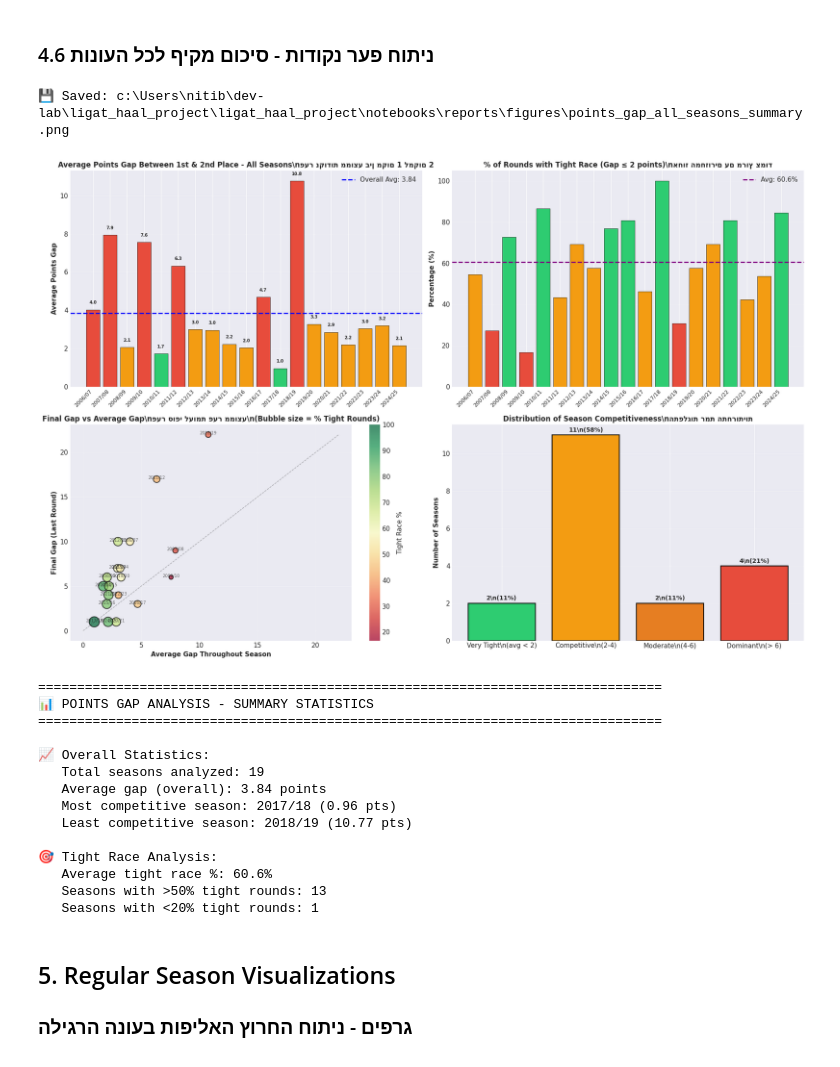
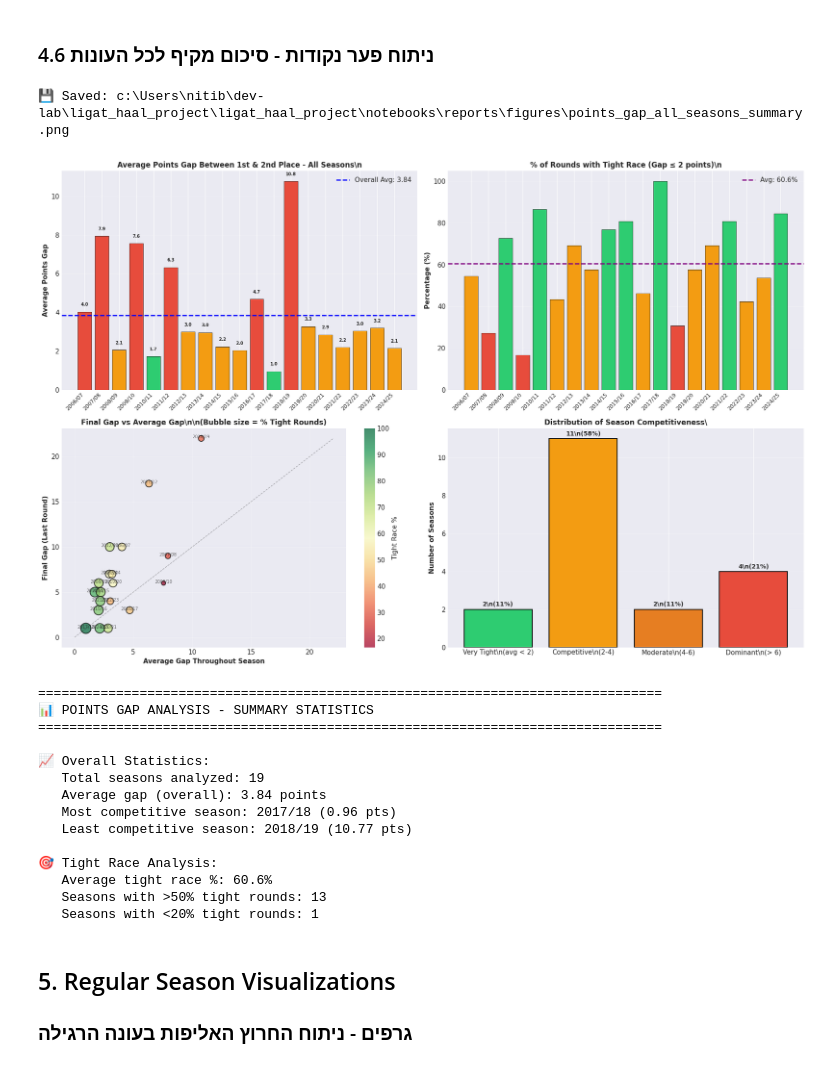
Before and after one commit to Nitaybenadmon123/ligat_haal_project, a Jupyter notebook: ligat_haal_project/notebooks/title_race/03_title_race_clean_analysis.ipynb, the cells around one changed output. Drawn from its saved outputs; the diff is of its cells as text; code cells hidden in the pictures.

```diff
--- a/ligat_haal_project/notebooks/title_race/03_title_race_clean_analysis.ipynb
+++ b/ligat_haal_project/notebooks/title_race/03_title_race_clean_analysis.ipynb
@@ -1445,7 +1480,7 @@ ax1.bar(range(len(summary_df)), summary_df['change_percentage'], color=colors2,
 ax1.set_xticks(range(len(summary_df)))
 ax1.set_xticklabels(summary_df['season'], rotation=45, ha='right')
 ax1.set_ylabel('Change Percentage (%)', fontsize=12, fontweight='bold')
-ax1.set_title('Percentage of Rounds with Leadership Change\\nאחוז המחזורים עם חילוף הנהגה', fontsize=14, fontweight='bold', pad=15)
+ax1.set_title('Percentage of Rounds with Leadership Change\\n', fontsize=14, fontweight='bold', pad=15)
 ax1.grid(axis='y', alpha=0.3, linestyle='--')
 ax1.axhline(summary_df['change_percentage'].mean(), color='black', linestyle='--', linewidth=2,
             label=f"Mean: {summary_df['change_percentage'].mean():.1f}%")
@@ -1469,7 +1504,7 @@ for _, row in summary_df.iterrows():
 
 ax2.set_xlabel('Number of Different Leaders', fontsize=12, fontweight='bold')
 ax2.set_ylabel('Leadership Change Percentage (%)', fontsize=12, fontweight='bold')
-ax2.set_title('Relationship: Distinct Leaders vs Change Frequency\\nיחס: מספר מובילים שונים לעומת תדירות שינויים',
+ax2.set_title('Relationship: Distinct Leaders vs Change Frequency\\n',
               fontsize=14, fontweight='bold', pad=15)
 ax2.grid(alpha=0.3, linestyle='--')
 cbar = plt.colorbar(scatter, ax=ax2, label='Total Changes')
@@ -1538,7 +1573,7 @@ bars1 = ax1.bar(range(len(stats_df)), stats_df['avg_gap'],
 ax1.set_xticks(range(len(stats_df)))
 ax1.set_xticklabels(stats_df['season'], rotation=45, ha='right', fontsize=9)
 ax1.set_ylabel('Average Points Gap', fontsize=11, fontweight='bold')
-ax1.set_title('Average Points Gap Between 1st & 2nd Place - All Seasons\\nפער נקודות ממוצע בין מקום 1 למקום 2',
+ax1.set_title('Average Points Gap Between 1st & 2nd Place - All Seasons\\n',
               fontsize=12, fontweight='bold')
 ax1.axhline(stats_df['avg_gap'].mean(), color='blue', linestyle='--',
             linewidth=2, label=f'Overall Avg: {stats_df["avg_gap"].mean():.2f}')
@@ -1559,7 +1594,7 @@ bars2 = ax2.bar(range(len(stats_df)), stats_df['tight_pct'],
 ax2.set_xticks(range(len(stats_df)))
 ax2.set_xticklabels(stats_df['season'], rotation=45, ha='right', fontsize=9)
 ax2.set_ylabel('Percentage (%)', fontsize=11, fontweight='bold')
-ax2.set_title('% of Rounds with Tight Race (Gap ≤ 2 points)\\nאחוז המחזורים עם מרוץ צמוד',
+ax2.set_title('% of Rounds with Tight Race (Gap ≤ 2 points)\\n',
               fontsize=12, fontweight='bold')
 ax2.axhline(stats_df['tight_pct'].mean(), color='purple', linestyle='--',
             linewidth=2, label=f'Avg: {stats_df["tight_pct"].mean():.1f}%')
@@ -1577,7 +1612,7 @@ for _, row in stats_df.iterrows():
                 fontsize=7, alpha=0.7, ha='center')
 ax3.set_xlabel('Average Gap Throughout Season', fontsize=11, fontweight='bold')
 ax3.set_ylabel('Final Gap (Last Round)', fontsize=11, fontweight='bold')
-ax3.set_title('Final Gap vs Average Gap\\nפער סופי לעומת פער ממוצע\\n(Bubble size = % Tight Rounds)',
+ax3.set_title('Final Gap vs Average Gap\\n\\n(Bubble size = % Tight Rounds)',
               fontsize=12, fontweight='bold')
 ax3.grid(True, alpha=0.3)
 cbar = plt.colorbar(scatter, ax=ax3, label='Tight Race %')
@@ -1599,38 +1634,38 @@ counts = [
 colors4 = ['#2ecc71', '#f39c12', '#e67e22', '#e74c3c']
 bars4 = ax4.bar(categories, counts, color=colors4, edgecolor='black', linewidth=1.5)
 ax4.set_ylabel('Number of Seasons', fontsize=11, fontweight='bold')
-ax4.set_title('Distribution of Season Competitiveness\\nהתפלגות רמת התחרותיות', fontsize=12, fontweight='bold')
+ax4.set_title('Distribution of Season Competitiveness\\', fontsize=12, fontweight='bold')
 ax4.grid(axis='y', alpha=0.3)
 
 # Add value labels
 for i, (bar, count) in enumerate(zip(bars4, counts)):
     height = bar.get_height()
     ax4.text(bar.get_x() + bar.get_width()/2., height + 0.1,
             f'{count}\\n({count/len(stats_df)*100:.0f}%)',
             ha='center', va='bottom', fontsize=10, fontweight='bold')
 
 plt.tight_layout()
 fig_path = FIG_DIR / 'points_gap_all_seasons_summary.png'
 plt.savefig(fig_path, dpi=300, bbox_inches='tight')
 print(f"💾 Saved: {fig_path}")
 plt.show()
 
 # Print summary statistics
 print("\n" + "="*80)
 print("📊 POINTS GAP ANALYSIS - SUMMARY STATISTICS")
 print("="*80)
 print(f"\n📈 Overall Statistics:")
 print(f"   Total seasons analyzed: {len(stats_df)}")
 print(f"   Average gap (overall): {stats_df['avg_gap'].mean():.2f} points")
 print(f"   Most competitive season: {stats_df.loc[stats_df['avg_gap'].idxmin(), 'season']} ({stats_df['avg_gap'].min():.2f} pts)")
 print(f"   Least competitive season: {stats_df.loc[stats_df['avg_gap'].idxmax(), 'season']} ({stats_df['avg_gap'].max():.2f} pts)")
 print(f"\n🎯 Tight Race Analysis:")
 print(f"   Average tight race %: {stats_df['tight_pct'].mean():.1f}%")
 print(f"   Seasons with >50% tight rounds: {(stats_df['tight_pct'] > 50).sum()}")
 print(f"   Seasons with <20% tight rounds: {(stats_df['tight_pct'] < 20).sum()}")
 # %% [output]
 💾 Saved: c:\Users\nitib\dev-lab\ligat_haal_project\ligat_haal_project\notebooks\reports\figures\points_gap_all_seasons_summary.png
-[figure, old version]
+[figure, new version]
 ================================================================================
 📊 POINTS GAP ANALYSIS - SUMMARY STATISTICS
 ================================================================================
```
Also changed, not shown: parts of 7 cells of this notebook.
